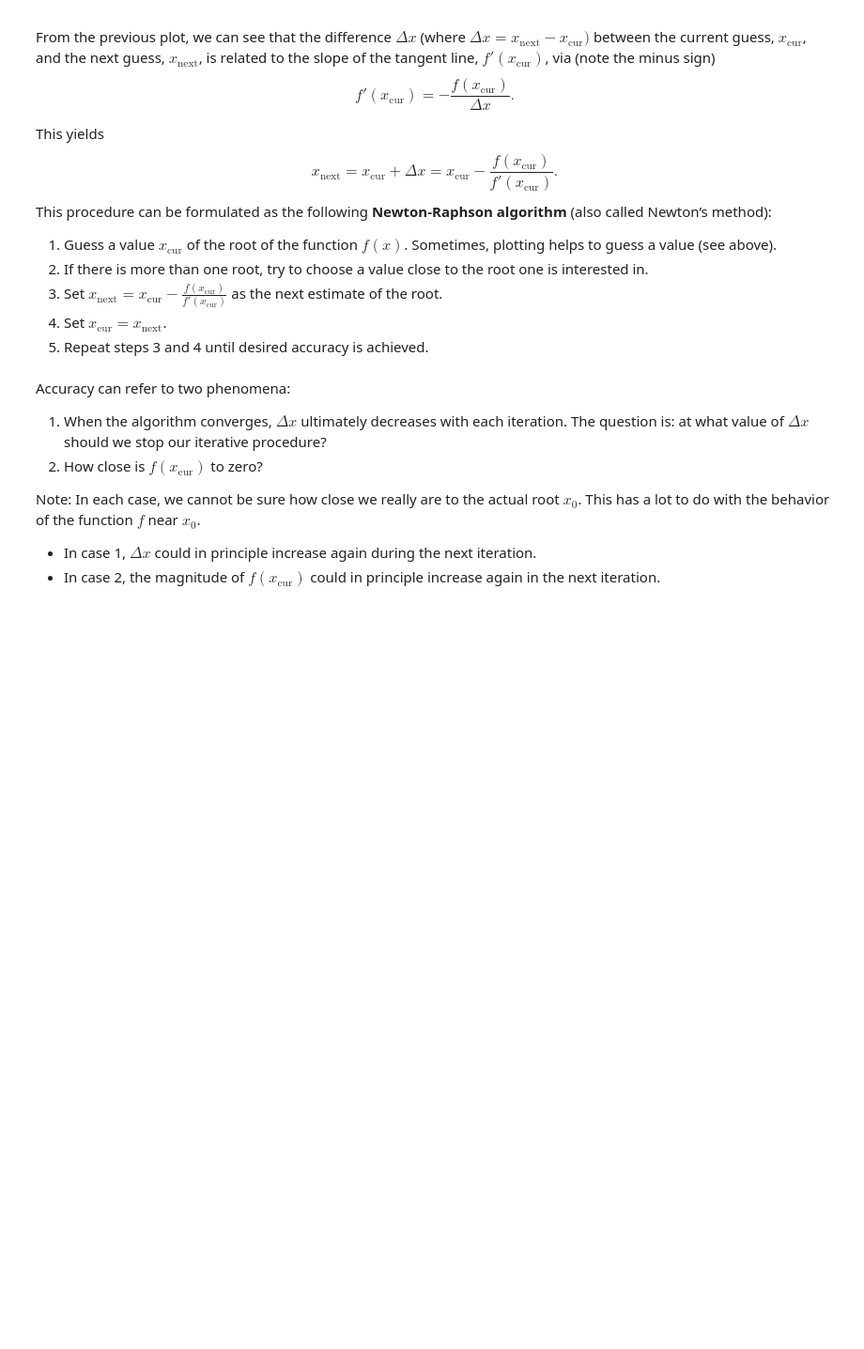
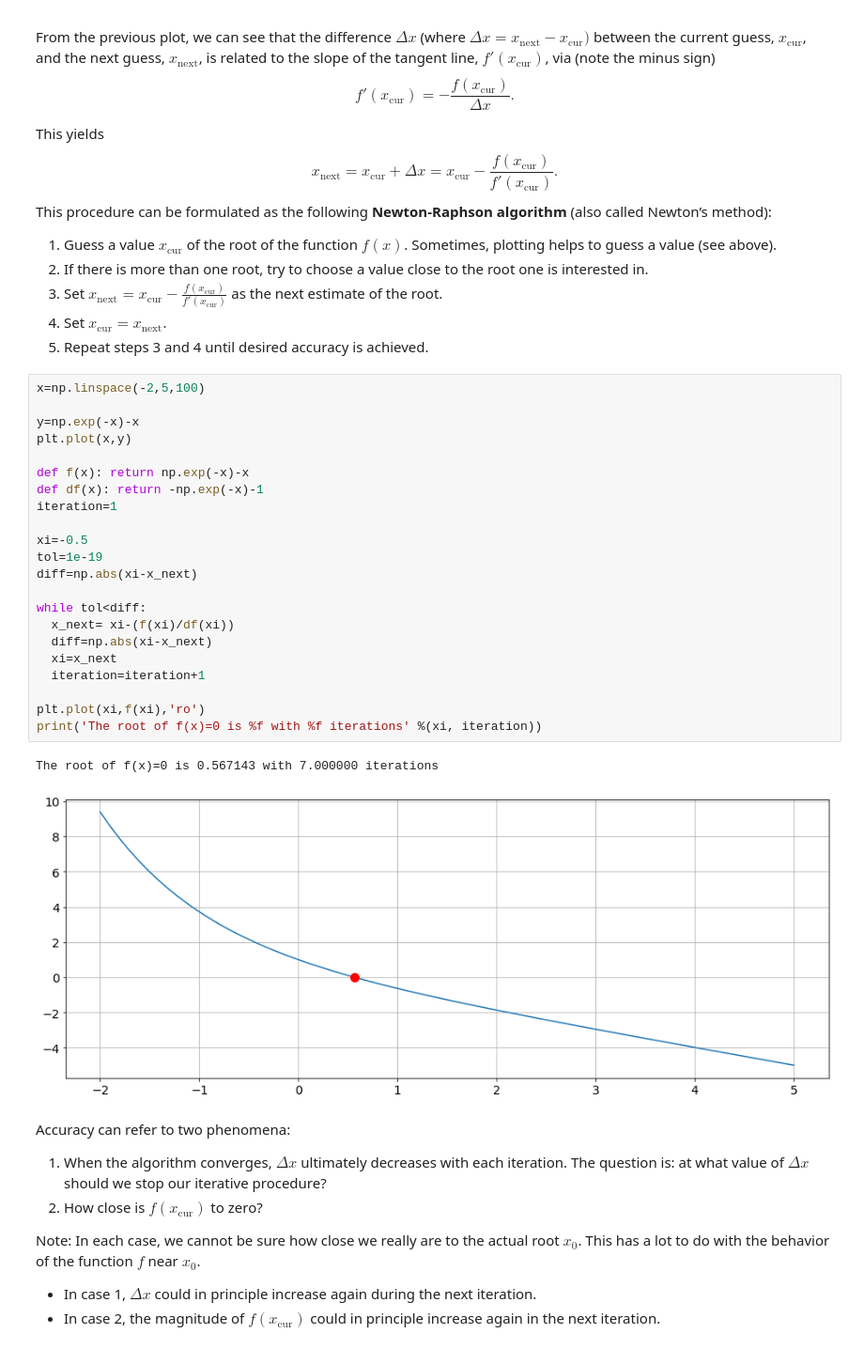
Before and after one commit to MarioBolanos/Busqueda-de-Raices, a Jupyter notebook: Root_finding.ipynb, the cells around one changed output. Shown at 94% size. Cells and saved outputs as stored; diff of their text form; blank space fills up the shorter version.

```diff
--- a/Root_finding.ipynb
+++ b/Root_finding.ipynb
@@ -75,6 +146,31 @@ This procedure can be formulated as the following __Newton-Raphson algorithm__ (
 3. Set $x_\mathrm{next} = x_\mathrm{cur} − \frac{f(x_\mathrm{cur})}{f'(x_\mathrm{cur})}$ as the next estimate of the root.
 4. Set $x_\mathrm{cur} = x_\mathrm{next}$.
 5. Repeat steps 3 and 4 until desired accuracy is achieved.
+# %%
+x=np.linspace(-2,5,100)
+
+y=np.exp(-x)-x
+plt.plot(x,y)
+
+def f(x): return np.exp(-x)-x
+def df(x): return -np.exp(-x)-1
+iteration=1
+
+xi=-0.5
+tol=1e-19
+diff=np.abs(xi-x_next)
+
+while tol<diff:
+  x_next= xi-(f(xi)/df(xi))
+  diff=np.abs(xi-x_next)
+  xi=x_next
+  iteration=iteration+1
+
+plt.plot(xi,f(xi),'ro')
+print('The root of f(x)=0 is %f with %f iterations' %(xi, iteration))
+# %% [output]
+The root of f(x)=0 is 0.567143 with 7.000000 iterations
+[figure, added]
 # %% [markdown]
 Accuracy can refer to two phenomena:
 1. When the algorithm converges, $\Delta x$ ultimately decreases with each iteration. The question is: at what value of $\Delta x$ should we stop our iterative procedure?
```
Also changed, not shown: parts of 7 cells of this notebook.
